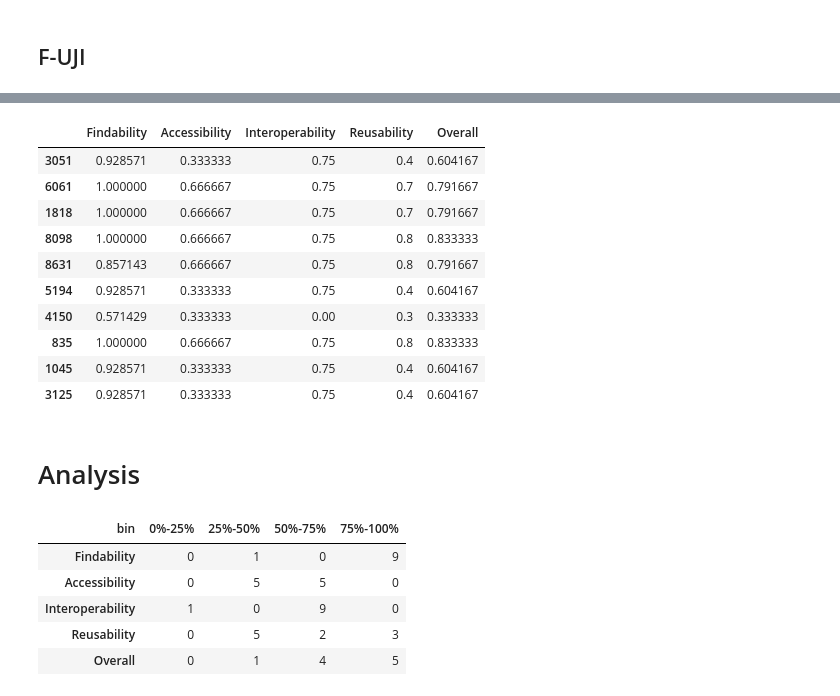
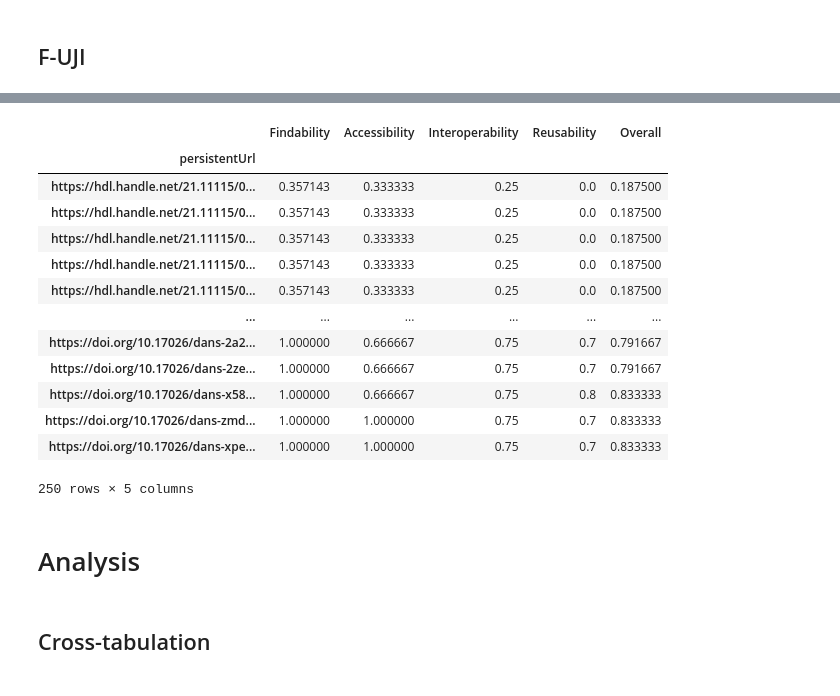
Before and after one commit to DelmArts/ssh-fair, a Jupyter notebook: main.ipynb, the cells around one changed output, grey strips where cells are left out. Drawn from its saved outputs; the diff is of its cells as text; code cells hidden in the pictures.

```diff
--- a/main.ipynb
+++ b/main.ipynb
@@ -57,0 +111,8 @@ samples = df_dans.sample(10)
+# %%
+try:
+    samples = pd.read_csv("samples.csv").squeeze("columns")
+
+except FileNotFoundError:
+    samples = pd.concat([arche["persistentUrl"], samples_dans["persistentUrl"]], ignore_index=True)
+    samples.to_csv("samples.csv", index=False)
+samples
@@ -67,4 +150,0 @@ def fair_checker(df: pd.DataFrame) -> pd.DataFrame:
-# %%
-results = fair_checker(samples["persistentUrl"])
-
-pd.concat([samples["persistentUrl"], results, results.mean(axis=1)], axis=1)
@@ -119,5 +215,7 @@ def fuji_query(pid: str):
 
     return {metric: score / res["summary"]["score_total"][metric] for metric, score in res["summary"]["score_earned"].items()}
 # %%
-def fuji(df: pd.DataFrame) -> pd.DataFrame:
-    return df.apply(fuji_query).apply(pd.Series)
+def fuji(pids: pd.Series) -> pd.DataFrame:
+    results = pids.progress_apply(fuji_query).apply(pd.Series)
+    results.index = pids
+    return results
@@ -139,0 +222,8 @@ results
+# %%
+try:
+    results_fuji = pd.read_csv("fuji.csv", index_col="persistentUrl")
+
+except FileNotFoundError:
+    results_fuji: pd.DataFrame = fuji(samples)
+
+results_fuji
@@ -140,27 +245,33 @@ results
 # %%
-final_fuji = results[["F", "A", "I", "R", "FAIR"]].rename(columns={
+final_fuji = results_fuji[["F", "A", "I", "R", "FAIR"]].rename(columns={
     "F": "Findability",
     "A": "Accessibility",
     "I": "Interoperability",
     "R": "Reusability",
     "FAIR": "Overall",
 })
 
+final_fuji.index = samples
 final_fuji
 # %% [output]
 |  | Findability | Accessibility | Interoperability | Reusability | Overall |
-| 3051 | 0.928571 | 0.333333 | 0.75 | 0.4 | 0.604167 |
-| 6061 | 1.000000 | 0.666667 | 0.75 | 0.7 | 0.791667 |
-| 1818 | 1.000000 | 0.666667 | 0.75 | 0.7 | 0.791667 |
-| 8098 | 1.000000 | 0.666667 | 0.75 | 0.8 | 0.833333 |
-| 8631 | 0.857143 | 0.666667 | 0.75 | 0.8 | 0.791667 |
-| 5194 | 0.928571 | 0.333333 | 0.75 | 0.4 | 0.604167 |
-| 4150 | 0.571429 | 0.333333 | 0.00 | 0.3 | 0.333333 |
-| 835 | 1.000000 | 0.666667 | 0.75 | 0.8 | 0.833333 |
-| 1045 | 0.928571 | 0.333333 | 0.75 | 0.4 | 0.604167 |
-| 3125 | 0.928571 | 0.333333 | 0.75 | 0.4 | 0.604167 |
+| persistentUrl |  |  |  |  |  |
+| https://hdl.handle.net/21.11115/0... | 0.357143 | 0.333333 | 0.25 | 0.0 | 0.187500 |
+| https://hdl.handle.net/21.11115/0... | 0.357143 | 0.333333 | 0.25 | 0.0 | 0.187500 |
+| https://hdl.handle.net/21.11115/0... | 0.357143 | 0.333333 | 0.25 | 0.0 | 0.187500 |
+| https://hdl.handle.net/21.11115/0... | 0.357143 | 0.333333 | 0.25 | 0.0 | 0.187500 |
+| https://hdl.handle.net/21.11115/0... | 0.357143 | 0.333333 | 0.25 | 0.0 | 0.187500 |
+| ... | ... | ... | ... | ... | ... |
+| https://doi.org/10.17026/dans-2a2... | 1.000000 | 0.666667 | 0.75 | 0.7 | 0.791667 |
+| https://doi.org/10.17026/dans-2ze... | 1.000000 | 0.666667 | 0.75 | 0.7 | 0.791667 |
+| https://doi.org/10.17026/dans-x58... | 1.000000 | 0.666667 | 0.75 | 0.8 | 0.833333 |
+| https://doi.org/10.17026/dans-zmd... | 1.000000 | 1.000000 | 0.75 | 0.7 | 0.833333 |
+| https://doi.org/10.17026/dans-xpe... | 1.000000 | 1.000000 | 0.75 | 0.7 | 0.833333 |
+250 rows × 5 columns
 # %% [markdown]
 # Analysis
+# %% [markdown]
+## Cross-tabulation
 # %%
 def data_crosstab(df: pd.DataFrame) -> pd.DataFrame:
     melted = df.melt(var_name="metric", value_name="value")
@@ -171,12 +282,3 @@ def data_crosstab(df: pd.DataFrame) -> pd.DataFrame:
     melted['bin'] = pd.cut(melted['value'], bins=bins, labels=bin_labels, include_lowest=True)
 
     return pd.crosstab(melted["metric"], melted["bin"]).loc[df.columns]
-# %%
-data_crosstab(final_fair_checker)
-# %% [output]
-| bin | 0%-25% | 25%-50% | 50%-75% | 75%-100% |
-| Findability | 0 | 1 | 0 | 9 |
-| Accessibility | 0 | 5 | 5 | 0 |
-| Interoperability | 1 | 0 | 9 | 0 |
-| Reusability | 0 | 5 | 2 | 3 |
-| Overall | 0 | 1 | 4 | 5 |
```
Also changed, not shown: parts of 28 cells of this notebook, 7 other files.
